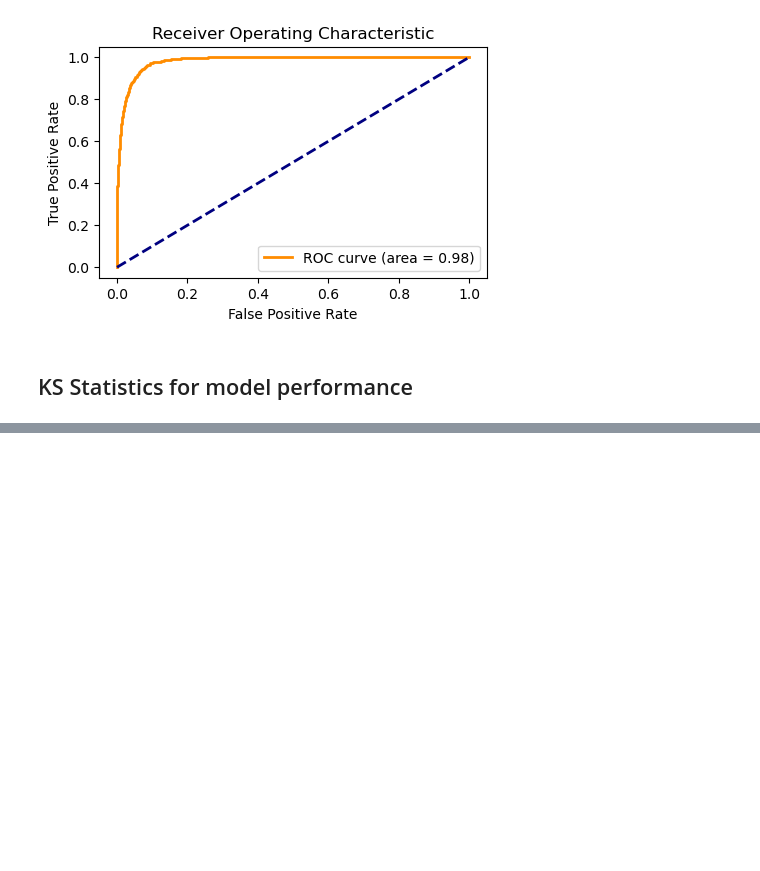
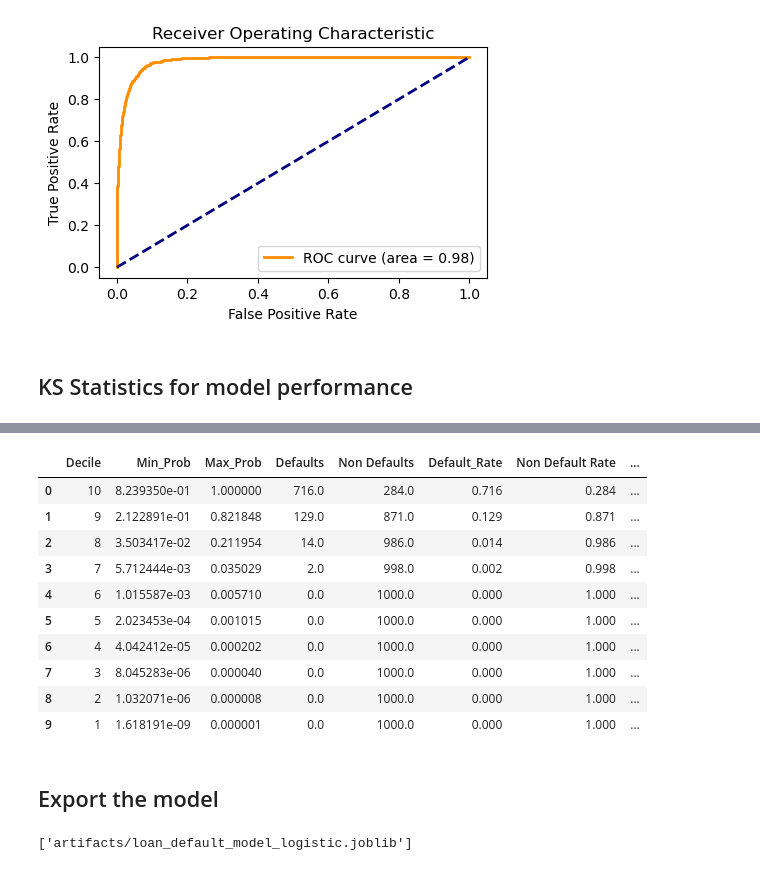
Before and after one commit to Shivangi66/ML_Classification_Credit_Scoring_Project, a Jupyter notebook: credit_score_model.ipynb, the cells around one changed output, grey strips where cells are left out. Cells and saved outputs as stored; diff of their text form; code cells hidden in the pictures; blank space fills up the shorter version.

```diff
--- a/credit_score_model.ipynb
+++ b/credit_score_model.ipynb
@@ -1183,0 +1203,30 @@ df_prob_grouped
+# %%
+df_prob_grouped['KS'] = df_prob_grouped['Cumulative_Default_Rate'] - df_prob_grouped['Cumulative_Non_Default_Rate']
+df_prob_grouped
+# %% [output]
+|  | Decile | Min_Prob | Max_Prob | Defaults | Non Defaults | Default_Rate | Non Default Rate | ... |
+| 0 | 10 | 8.239350e-01 | 1.000000 | 716.0 | 284.0 | 0.716 | 0.284 | ... |
+| 1 | 9 | 2.122891e-01 | 0.821848 | 129.0 | 871.0 | 0.129 | 0.871 | ... |
+| 2 | 8 | 3.503417e-02 | 0.211954 | 14.0 | 986.0 | 0.014 | 0.986 | ... |
+| 3 | 7 | 5.712444e-03 | 0.035029 | 2.0 | 998.0 | 0.002 | 0.998 | ... |
+| 4 | 6 | 1.015587e-03 | 0.005710 | 0.0 | 1000.0 | 0.000 | 1.000 | ... |
+| 5 | 5 | 2.023453e-04 | 0.001015 | 0.0 | 1000.0 | 0.000 | 1.000 | ... |
+| 6 | 4 | 4.042412e-05 | 0.000202 | 0.0 | 1000.0 | 0.000 | 1.000 | ... |
+| 7 | 3 | 8.045283e-06 | 0.000040 | 0.0 | 1000.0 | 0.000 | 1.000 | ... |
+| 8 | 2 | 1.032071e-06 | 0.000008 | 0.0 | 1000.0 | 0.000 | 1.000 | ... |
+| 9 | 1 | 1.618191e-09 | 0.000001 | 0.0 | 1000.0 | 0.000 | 1.000 | ... |
+# %% [markdown]
+## Export the model
+# %%
+from joblib import dump
+
+model_data = {
+    'model': model_logistic_best,
+    'scaler': scaler,
+    'features': X_resampled1.columns,
+    'cols_to_scale': num_cols
+}
+
+dump(model_data, 'artifacts/loan_default_model_logistic.joblib')
+# %% [output]
+['artifacts/loan_default_model_logistic.joblib']
```
Also changed, not shown: parts of 18 cells of this notebook, 3 other files.
